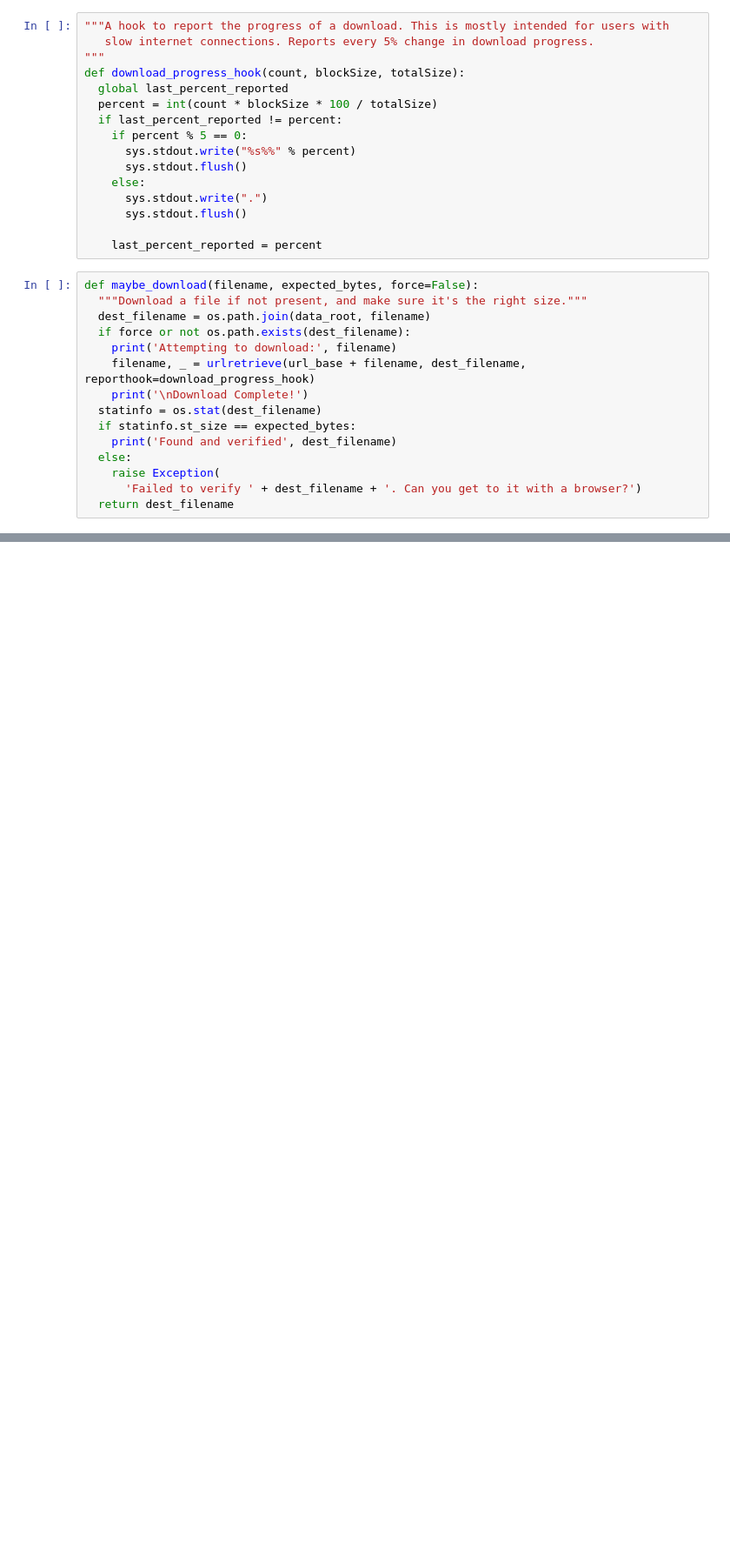
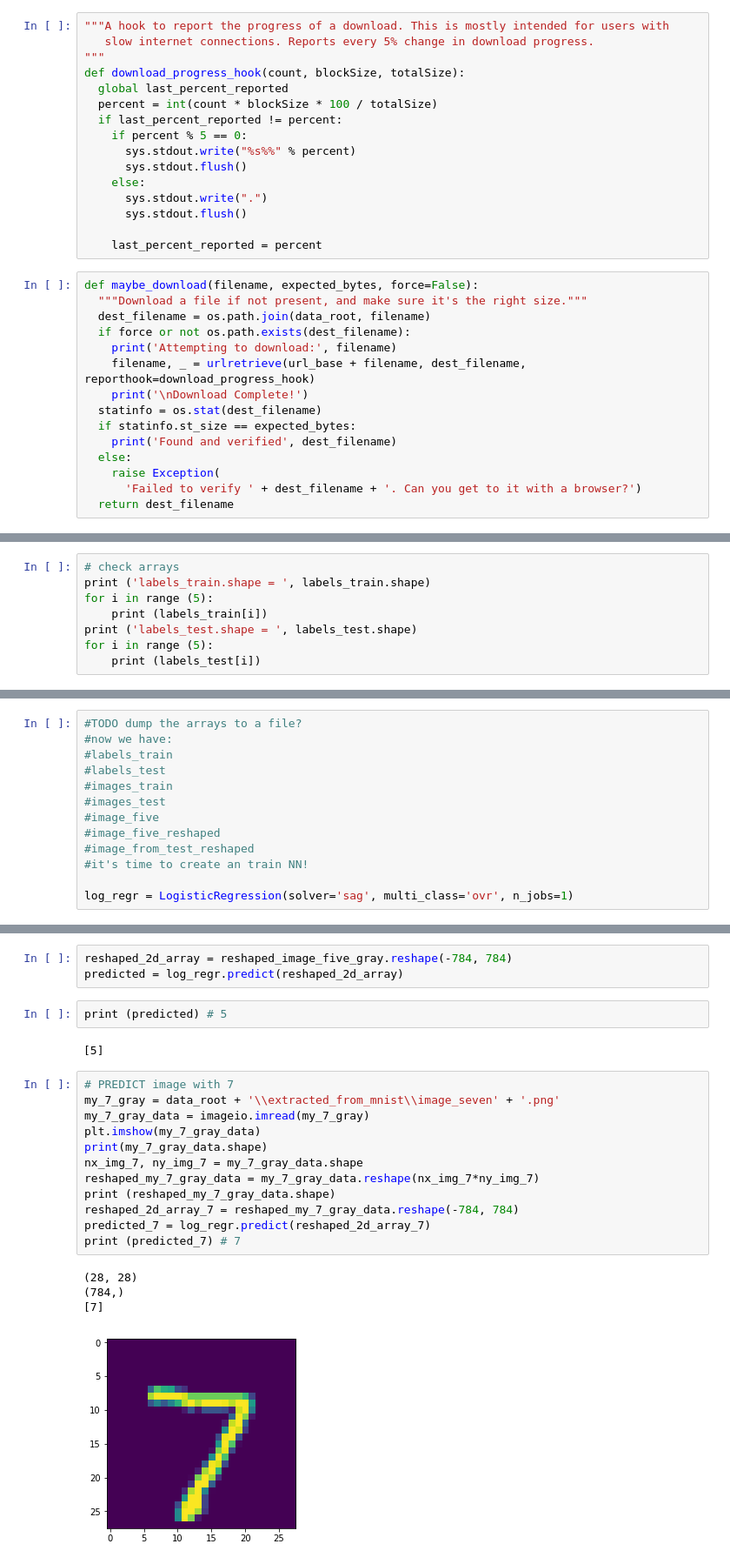
Before and after one commit to Evegen55/math_with_python, a Jupyter notebook: src/jupiter/mnist_with_python.ipynb, the cells around one changed output, grey strips where cells are left out. Shown at 87% size. Saved outputs shown, nothing was run; the diff lists cells and outputs as text; blank space fills up the shorter version.

```diff
--- a/src/jupiter/mnist_with_python.ipynb
+++ b/src/jupiter/mnist_with_python.ipynb
@@ -89,0 +104,8 @@ magicNumberLabels =  2049        numberOfLabels =  60000
+# %%
+# check arrays
+print ('labels_train.shape = ', labels_train.shape)
+for i in range (5):
+    print (labels_train[i])
+print ('labels_test.shape = ', labels_test.shape)
+for i in range (5):
+    print (labels_test[i])
@@ -167,0 +230,13 @@ print ("NN was trained") #TODO measure time and other resource
+# %%
+#TODO dump the arrays to a file?
+#now we have:
+#labels_train
+#labels_test
+#images_train
+#images_test
+#image_five
+#image_five_reshaped
+#image_from_test_reshaped
+#it's time to create an train NN!
+
+log_regr = LogisticRegression(solver='sag', multi_class='ovr', n_jobs=1)
@@ -167,0 +272,24 @@ print ("NN was trained") #TODO measure time and other resource
+# %%
+reshaped_2d_array = reshaped_image_five_gray.reshape(-784, 784)
+predicted = log_regr.predict(reshaped_2d_array)
+# %%
+print (predicted) # 5
+# %% [output]
+[5]
+# %%
+# PREDICT image with 7
+my_7_gray = data_root + '\\extracted_from_mnist\\image_seven' + '.png'
+my_7_gray_data = imageio.imread(my_7_gray)
+plt.imshow(my_7_gray_data)
+print(my_7_gray_data.shape)
+nx_img_7, ny_img_7 = my_7_gray_data.shape
+reshaped_my_7_gray_data = my_7_gray_data.reshape(nx_img_7*ny_img_7)
+print (reshaped_my_7_gray_data.shape)
+reshaped_2d_array_7 = reshaped_my_7_gray_data.reshape(-784, 784)
+predicted_7 = log_regr.predict(reshaped_2d_array_7)
+print (predicted_7) # 7
+# %% [output]
+(28, 28)
+(784,)
+[7]
+[figure, added]
```
Also changed, not shown: parts of 23 cells of this notebook, 2 other files.
